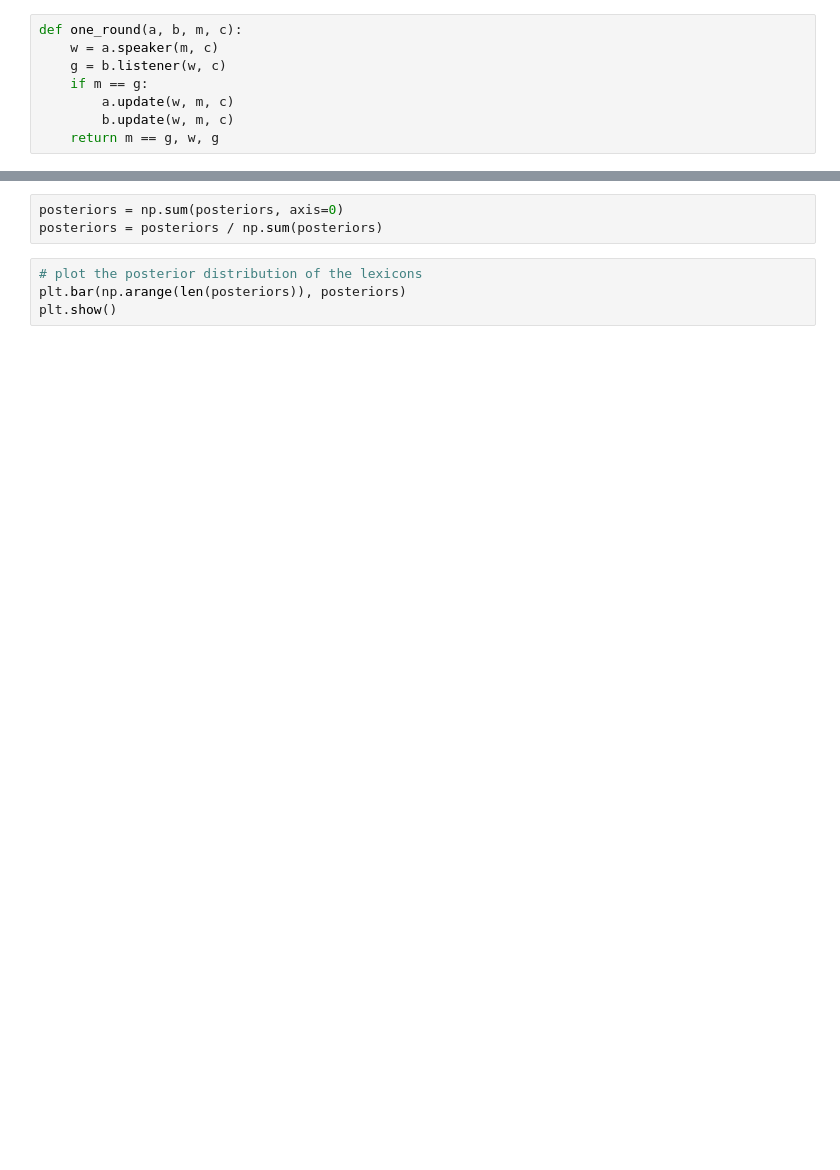
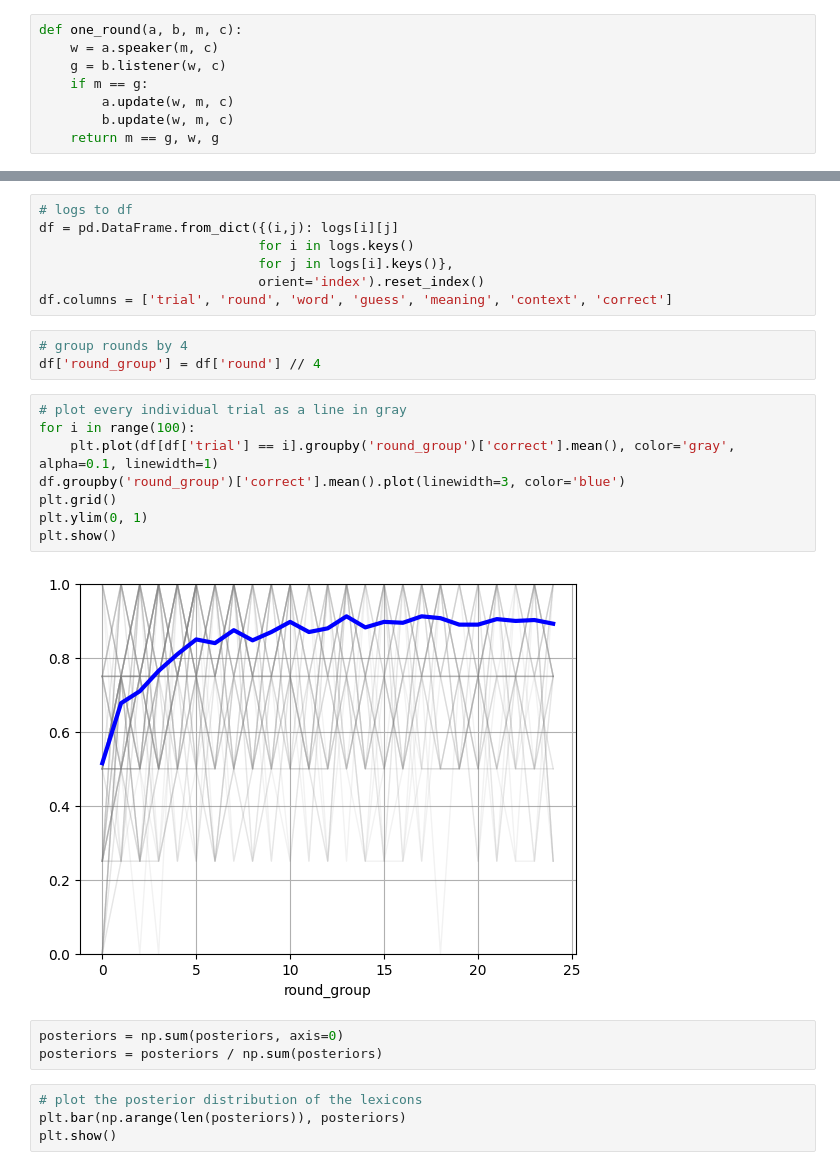
Before and after one commit to alexeykosh/2023-lexical-uncertainty-context-model, a Jupyter notebook: src/notebooks/RSA_lexical_uncertainty.ipynb, the cells around one changed output, grey strips where cells are left out. Drawn from its saved outputs; the diff is of its cells as text; blank space fills up the shorter version.

```diff
--- a/src/notebooks/RSA_lexical_uncertainty.ipynb
+++ b/src/notebooks/RSA_lexical_uncertainty.ipynb
@@ -103,6 +103,26 @@ for t in range(100):
 
     posteriors.append(a.prob_lexicon)
     posteriors.append(b.prob_lexicon)
+# %%
+# logs to df
+df = pd.DataFrame.from_dict({(i,j): logs[i][j]
+                            for i in logs.keys()
+                            for j in logs[i].keys()},
+                            orient='index').reset_index()
+df.columns = ['trial', 'round', 'word', 'guess', 'meaning', 'context', 'correct']
+# %%
+# group rounds by 4
+df['round_group'] = df['round'] // 4
+# %%
+# plot every individual trial as a line in gray
+for i in range(100):
+    plt.plot(df[df['trial'] == i].groupby('round_group')['correct'].mean(), color='gray', alpha=0.1, linewidth=1)
+df.groupby('round_group')['correct'].mean().plot(linewidth=3, color='blue')
+plt.grid()
+plt.ylim(0, 1)
+plt.show()
+# %% [output]
+[figure, added]
 # %%
 posteriors = np.sum(posteriors, axis=0)
 posteriors = posteriors / np.sum(posteriors)
```
Also changed, not shown: parts of 6 cells of this notebook.
